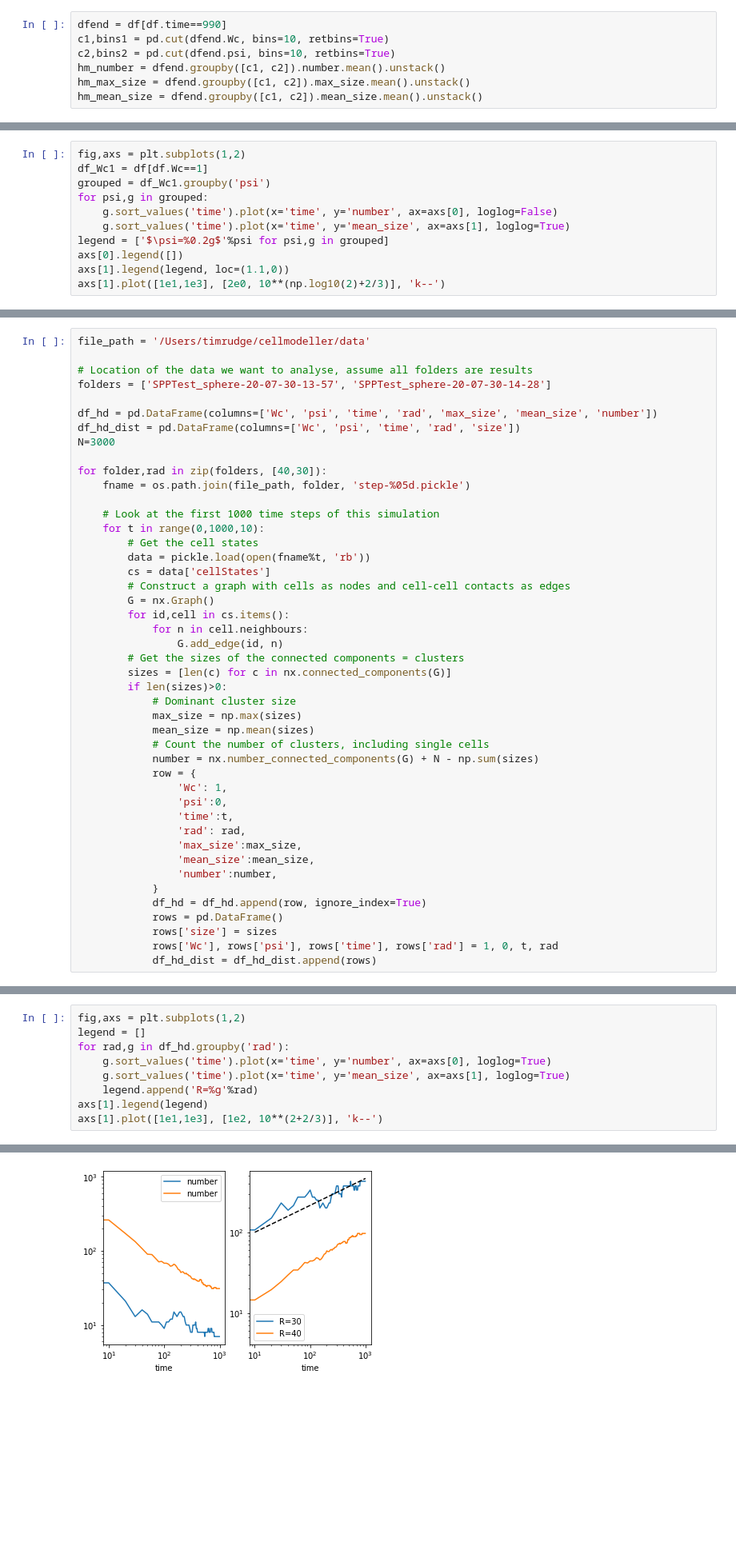
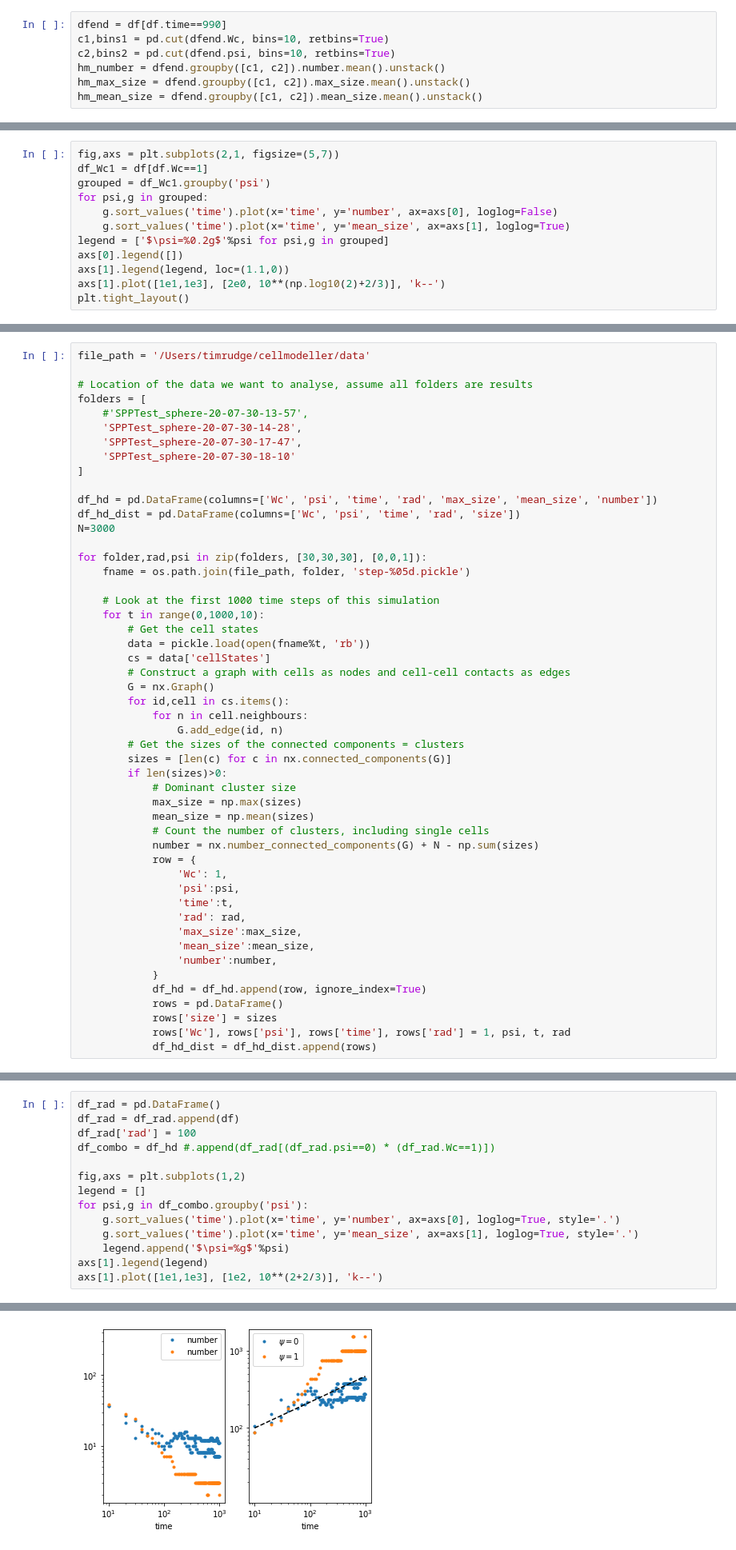
Before and after one commit to RudgeLab/killifish, a Jupyter notebook: notebooks/Clusters_param_scan.ipynb, the cells around one changed output, grey strips where cells are left out. Shown at 80% size. Drawn from its saved outputs; the diff is of its cells as text; blank space fills up the shorter version.

Commit message:
Analysing time dynamics of clustering as power law

```diff
--- a/notebooks/Clusters_param_scan.ipynb
+++ b/notebooks/Clusters_param_scan.ipynb
@@ -120,7 +120,7 @@ axs[1].legend(legend, loc=(1.1,0))
 <matplotlib.legend.Legend at 0x...>
 [figure]
 # %%
-fig,axs = plt.subplots(1,2)
+fig,axs = plt.subplots(2,1, figsize=(5,7))
 df_Wc1 = df[df.Wc==1]
 grouped = df_Wc1.groupby('psi')
 for psi,g in grouped:
@@ -130,4 +130,5 @@ legend = ['$\psi=%0.2g$'%psi for psi,g in grouped]
 axs[0].legend([])
 axs[1].legend(legend, loc=(1.1,0))
 axs[1].plot([1e1,1e3], [2e0, 10**(np.log10(2)+2/3)], 'k--')
+plt.tight_layout()
 # %% [output]
@@ -171,13 +172,18 @@ pandas.core.series.Series
 file_path = '/Users/timrudge/cellmodeller/data'
 
 # Location of the data we want to analyse, assume all folders are results
-folders = ['SPPTest_sphere-20-07-30-13-57', 'SPPTest_sphere-20-07-30-14-28']
+folders = [
+    #'SPPTest_sphere-20-07-30-13-57',
+    'SPPTest_sphere-20-07-30-14-28',
+    'SPPTest_sphere-20-07-30-17-47',
+    'SPPTest_sphere-20-07-30-18-10'
+]
 
 df_hd = pd.DataFrame(columns=['Wc', 'psi', 'time', 'rad', 'max_size', 'mean_size', 'number'])
 df_hd_dist = pd.DataFrame(columns=['Wc', 'psi', 'time', 'rad', 'size'])
 N=3000
 
-for folder,rad in zip(folders, [40,30]):
+for folder,rad,psi in zip(folders, [30,30,30], [0,0,1]):
     fname = os.path.join(file_path, folder, 'step-%05d.pickle')
 
     # Look at the first 1000 time steps of this simulation
@@ -200,7 +206,7 @@ for folder,rad in zip(folders, [40,30]):
             number = nx.number_connected_components(G) + N - np.sum(sizes)
             row = {
                 'Wc': 1,
-                'psi':0,
+                'psi':psi,
                 'time':t,
                 'rad': rad,
                 'max_size':max_size,
@@ -210,6 +216,6 @@ for folder,rad in zip(folders, [40,30]):
             df_hd = df_hd.append(row, ignore_index=True)
             rows = pd.DataFrame()
             rows['size'] = sizes
-            rows['Wc'], rows['psi'], rows['time'], rows['rad'] = 1, 0, t, rad
+            rows['Wc'], rows['psi'], rows['time'], rows['rad'] = 1, psi, t, rad
             df_hd_dist = df_hd_dist.append(rows)
 # %%
@@ -224,12 +230,17 @@ df_hd.head()
 # %%
+df_rad = pd.DataFrame()
+df_rad = df_rad.append(df)
+df_rad['rad'] = 100
+df_combo = df_hd #.append(df_rad[(df_rad.psi==0) * (df_rad.Wc==1)])
+
 fig,axs = plt.subplots(1,2)
 legend = []
-for rad,g in df_hd.groupby('rad'):
-    g.sort_values('time').plot(x='time', y='number', ax=axs[0], loglog=True)
-    g.sort_values('time').plot(x='time', y='mean_size', ax=axs[1], loglog=True)
-    legend.append('R=%g'%rad)
+for psi,g in df_combo.groupby('psi'):
+    g.sort_values('time').plot(x='time', y='number', ax=axs[0], loglog=True, style='.')
+    g.sort_values('time').plot(x='time', y='mean_size', ax=axs[1], loglog=True, style='.')
+    legend.append('$\psi=%g$'%psi)
 axs[1].legend(legend)
 axs[1].plot([1e1,1e3], [1e2, 10**(2+2/3)], 'k--')
 # %% [output]
 [<matplotlib.lines.Line2D at 0x...>]
-[figure, old version]
+[figure, new version]
```
Also changed, not shown: parts of 4 cells of this notebook.
